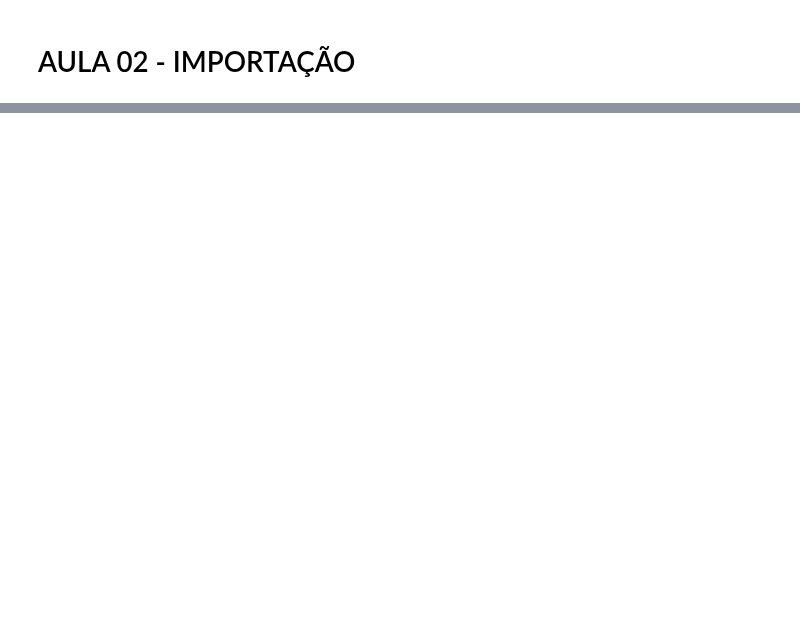
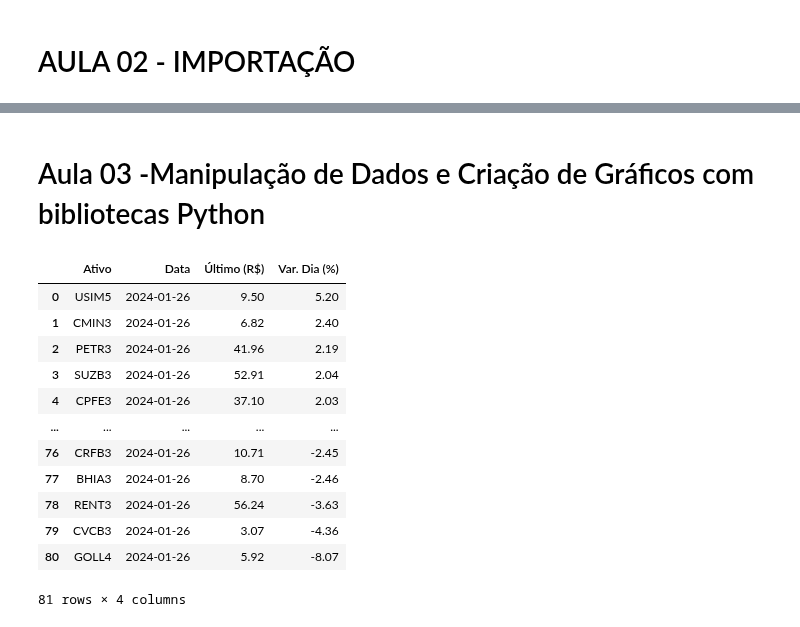
Before and after one commit to soueuwilliam/Estudos-Python, a Jupyter notebook: imersao_python_alura/Aula02.ipynb, the cells around one changed output, grey strips where cells are left out. Drawn from its saved outputs; the diff is of its cells as text; code cells hidden in the pictures; blank space fills up the shorter version.

Commit message:
adicionado aula 03

```diff
--- a/imersao_python_alura/Aula02.ipynb
+++ b/imersao_python_alura/Aula02.ipynb
@@ -18,0 +62,19 @@ df_chat_gpt.head(10) #Mostra um certa quantidade de linhas que você deseja usar
+# %% [markdown]
+# Aula 03 -Manipulação de Dados e Criação de Gráficos com bibliotecas Python
+# %%
+df_principal = df_principal[['Ativo', 'Data', 'Último (R$)', 'Var. Dia (%)']].copy()
+df_principal
+# %% [output]
+|  | Ativo | Data | Último (R$) | Var. Dia (%) |
+| 0 | USIM5 | 2024-01-26 | 9.50 | 5.20 |
+| 1 | CMIN3 | 2024-01-26 | 6.82 | 2.40 |
+| 2 | PETR3 | 2024-01-26 | 41.96 | 2.19 |
+| 3 | SUZB3 | 2024-01-26 | 52.91 | 2.04 |
+| 4 | CPFE3 | 2024-01-26 | 37.10 | 2.03 |
+| ... | ... | ... | ... | ... |
+| 76 | CRFB3 | 2024-01-26 | 10.71 | -2.45 |
+| 77 | BHIA3 | 2024-01-26 | 8.70 | -2.46 |
+| 78 | RENT3 | 2024-01-26 | 56.24 | -3.63 |
+| 79 | CVCB3 | 2024-01-26 | 3.07 | -4.36 |
+| 80 | GOLL4 | 2024-01-26 | 5.92 | -8.07 |
+81 rows × 4 columns
```
Also changed, not shown: parts of 7 cells of this notebook.
